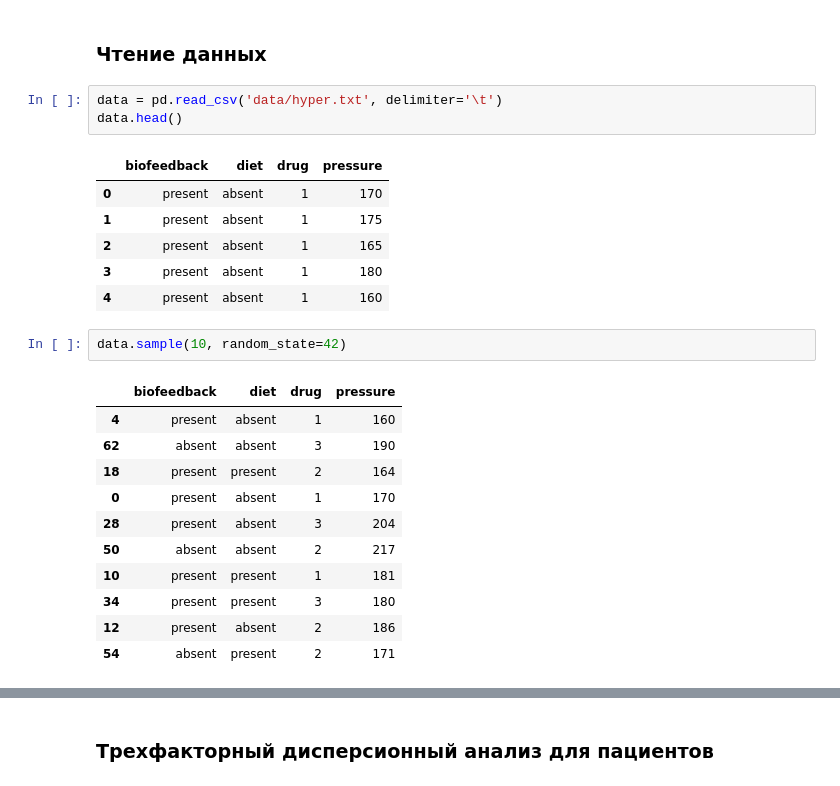
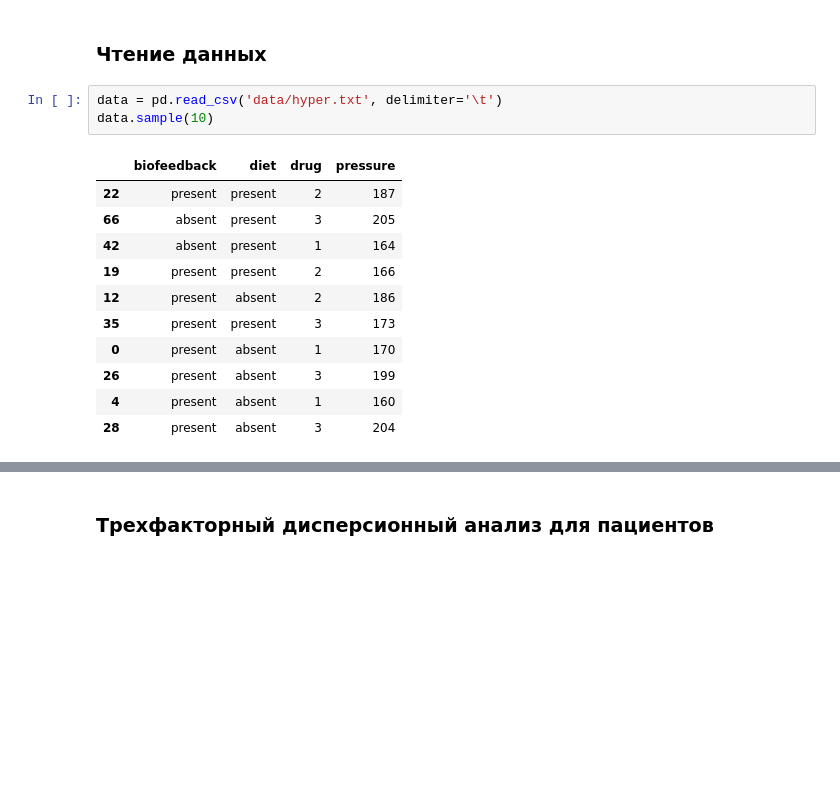
Before and after one commit to puchkovki/psad, a Jupyter notebook: seminars/sem6/main.ipynb, the cells around one changed output, grey strips where cells are left out. Cells and saved outputs as stored; diff of their text form; blank space fills up the shorter version.

```diff
--- a/seminars/sem6/main.ipynb
+++ b/seminars/sem6/main.ipynb
@@ -29,28 +29,19 @@ from statsmodels.stats.weightstats  import ttest_ind
 ### Чтение данных
 # %%
 data = pd.read_csv('data/hyper.txt', delimiter='\t')
-data.head()
+data.sample(10)
 # %% [output]
 |  | biofeedback | diet | drug | pressure |
+| 22 | present | present | 2 | 187 |
+| 66 | absent | present | 3 | 205 |
+| 42 | absent | present | 1 | 164 |
+| 19 | present | present | 2 | 166 |
+| 12 | present | absent | 2 | 186 |
+| 35 | present | present | 3 | 173 |
 | 0 | present | absent | 1 | 170 |
-| 1 | present | absent | 1 | 175 |
-| 2 | present | absent | 1 | 165 |
-| 3 | present | absent | 1 | 180 |
+| 26 | present | absent | 3 | 199 |
 | 4 | present | absent | 1 | 160 |
+| 28 | present | absent | 3 | 204 |
-# %%
-data.sample(10, random_state=42)
-# %% [output]
-|  | biofeedback | diet | drug | pressure |
-| 4 | present | absent | 1 | 160 |
-| 62 | absent | absent | 3 | 190 |
-| 18 | present | present | 2 | 164 |
-| 0 | present | absent | 1 | 170 |
-| 28 | present | absent | 3 | 204 |
-| 50 | absent | absent | 2 | 217 |
-| 10 | present | present | 1 | 181 |
-| 34 | present | present | 3 | 180 |
-| 12 | present | absent | 2 | 186 |
-| 54 | absent | present | 2 | 171 |
 # %%
 data.describe(include='all')
 # %% [output]
```
Also changed, not shown: parts of 12 cells of this notebook, 8 other files.
